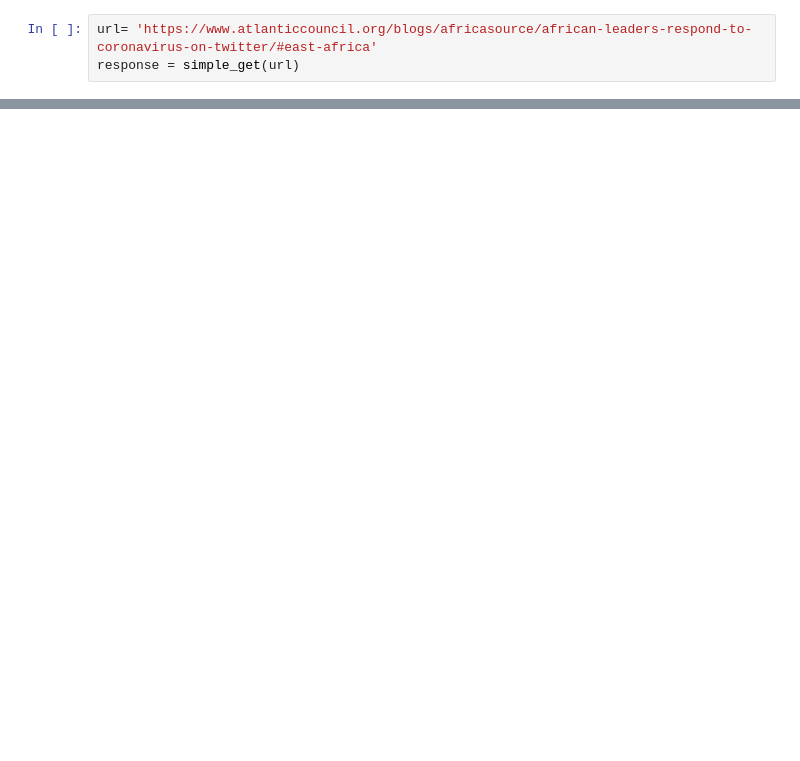
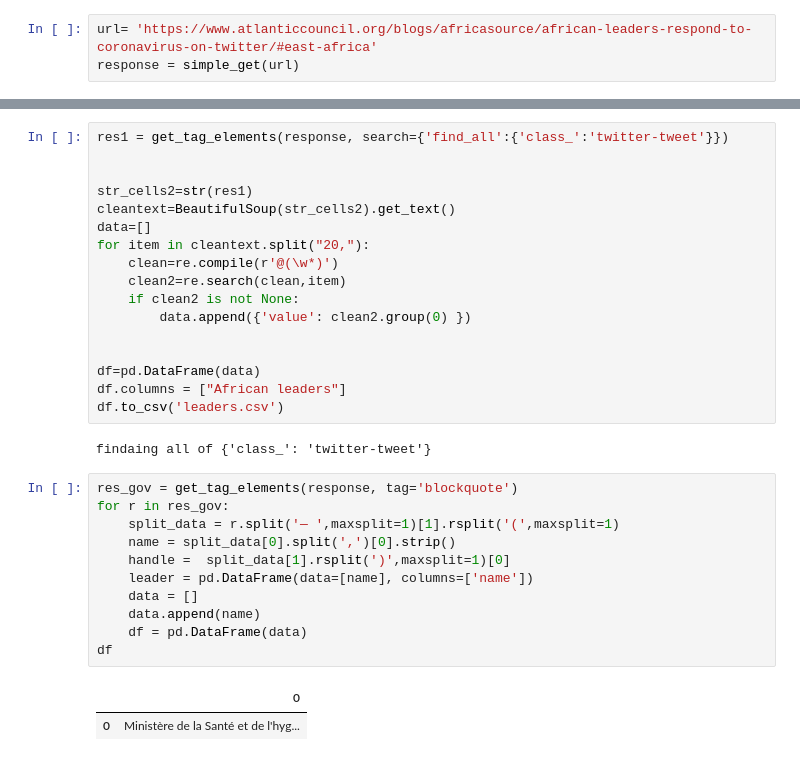
Before and after one commit to kenmbelenzi/webscraper, a Jupyter notebook: Copy_of_scrapping_starter.ipynb, the cells around one changed output, grey strips where cells are left out. Saved outputs shown, nothing was run; the diff lists cells and outputs as text; blank space fills up the shorter version.

```diff
--- a/Copy_of_scrapping_starter.ipynb
+++ b/Copy_of_scrapping_starter.ipynb
@@ -363,0 +384,33 @@ done
+# %%
+res1 = get_tag_elements(response, search={'find_all':{'class_':'twitter-tweet'}})
+
+
+str_cells2=str(res1)
+cleantext=BeautifulSoup(str_cells2).get_text()
+data=[]
+for item in cleantext.split("20,"):
+    clean=re.compile(r'@(\w*)')
+    clean2=re.search(clean,item)
+    if clean2 is not None:
+        data.append({'value': clean2.group(0) })
+
+
+df=pd.DataFrame(data)
+df.columns = ["African leaders"]
+df.to_csv('leaders.csv')
+# %% [output]
+findaing all of {'class_': 'twitter-tweet'}
+# %%
+res_gov = get_tag_elements(response, tag='blockquote')
+for r in res_gov:
+    split_data = r.split('— ',maxsplit=1)[1].rsplit('(',maxsplit=1)
+    name = split_data[0].split(',')[0].strip()
+    handle =  split_data[1].rsplit(')',maxsplit=1)[0]
+    leader = pd.DataFrame(data=[name], columns=['name'])
+    data = []
+    data.append(name)
+    df = pd.DataFrame(data)
+df
+# %% [output]
+|  | 0 |
+| 0 | Ministère de la Santé et de l'hyg... |
```
Also changed, not shown: parts of 9 cells of this notebook, 2 other files.
